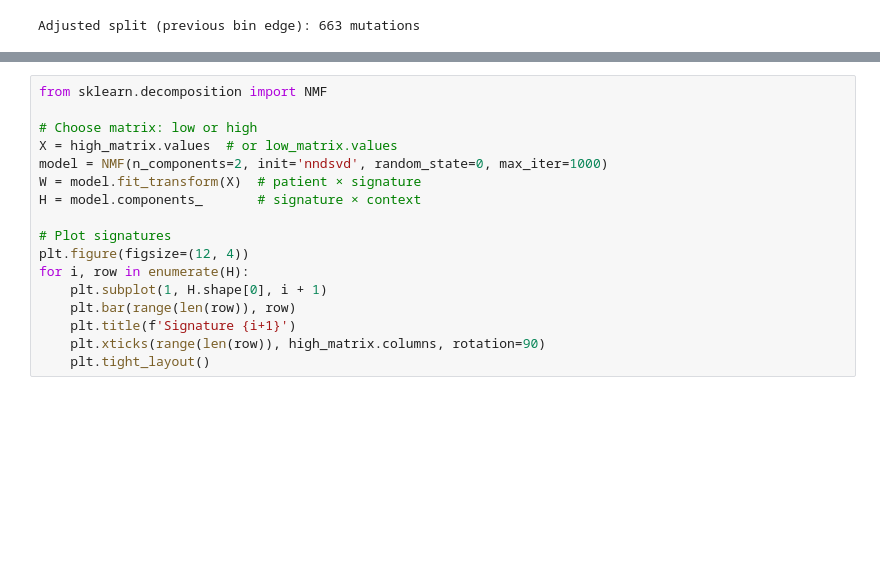
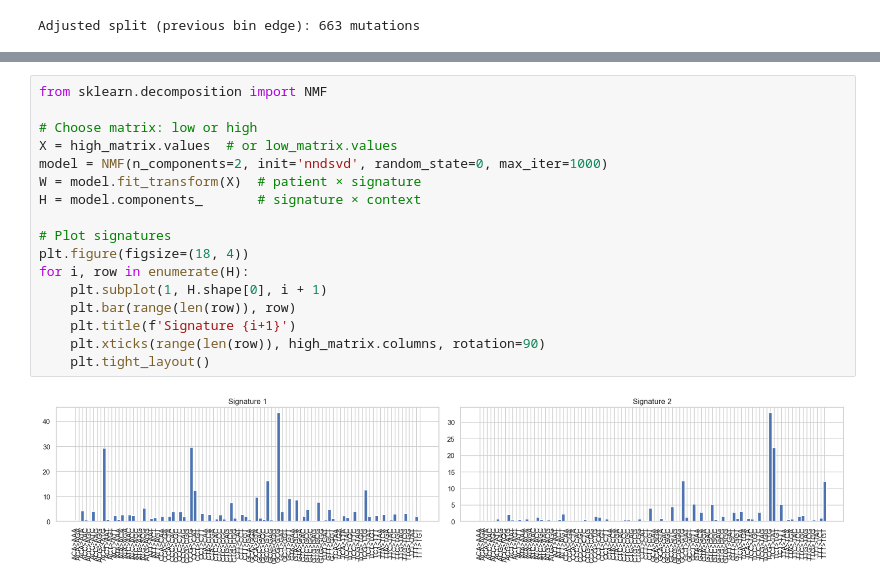
Before and after one commit to anl078/ECE204Repo, a Jupyter notebook: project3/NMF.ipynb, the cells around one changed output, grey strips where cells are left out. Cells and saved outputs as stored; diff of their text form; blank space fills up the shorter version.

```diff
--- a/project3/NMF.ipynb
+++ b/project3/NMF.ipynb
@@ -254,20 +282,22 @@ KeyboardInterrupt:
 # %%
 from sklearn.decomposition import NMF
 
 # Choose matrix: low or high
 X = high_matrix.values  # or low_matrix.values
 model = NMF(n_components=2, init='nndsvd', random_state=0, max_iter=1000)
 W = model.fit_transform(X)  # patient × signature
 H = model.components_       # signature × context
 
 # Plot signatures
-plt.figure(figsize=(12, 4))
+plt.figure(figsize=(18, 4))
 for i, row in enumerate(H):
     plt.subplot(1, H.shape[0], i + 1)
     plt.bar(range(len(row)), row)
     plt.title(f'Signature {i+1}')
     plt.xticks(range(len(row)), high_matrix.columns, rotation=90)
     plt.tight_layout()
+# %% [output]
+[figure, added]
 # %%
 print("W shape:", W.shape)  # rows: patients, columns: signatures
 print("H shape:", H.shape)  # rows: signatures, columns: mutation contexts
```
Also changed, not shown: parts of 7 cells of this notebook.
